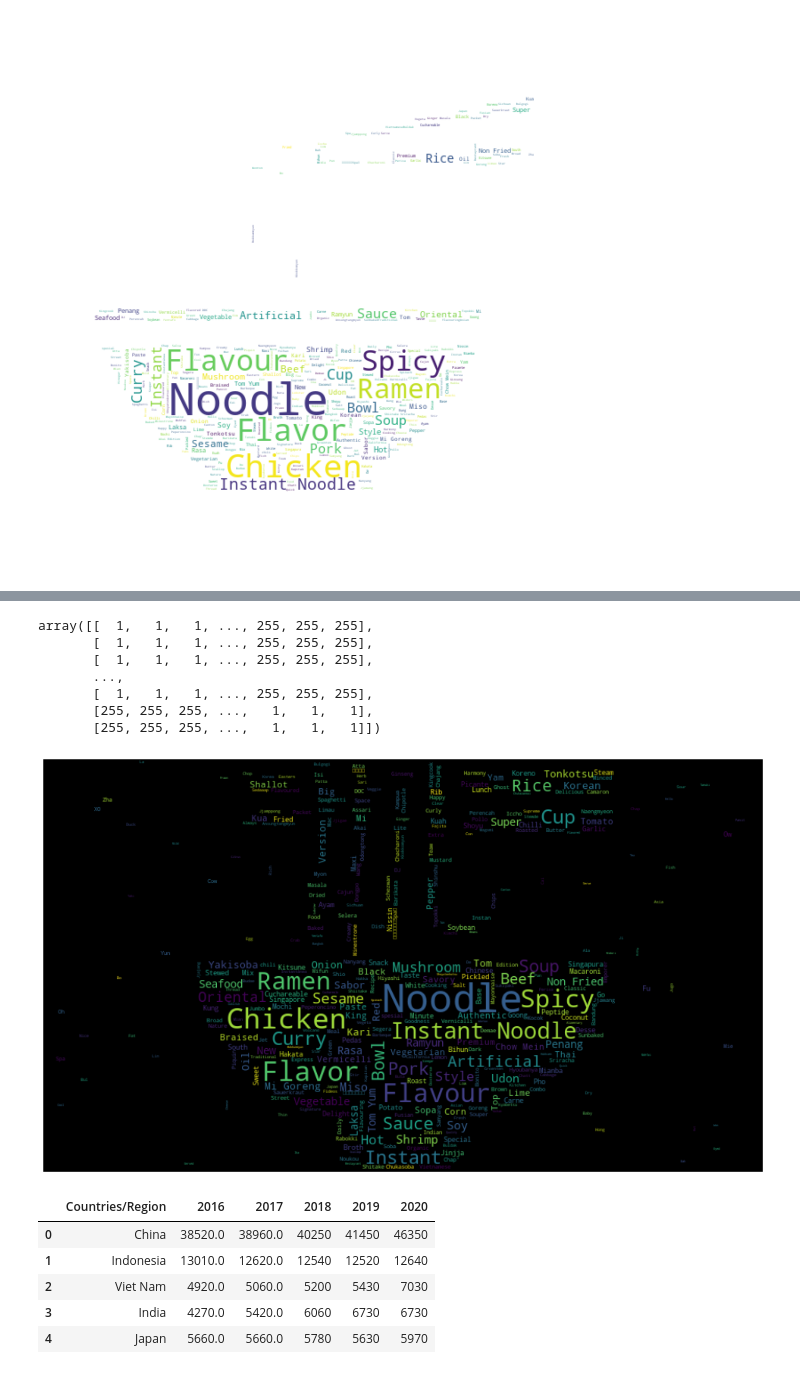
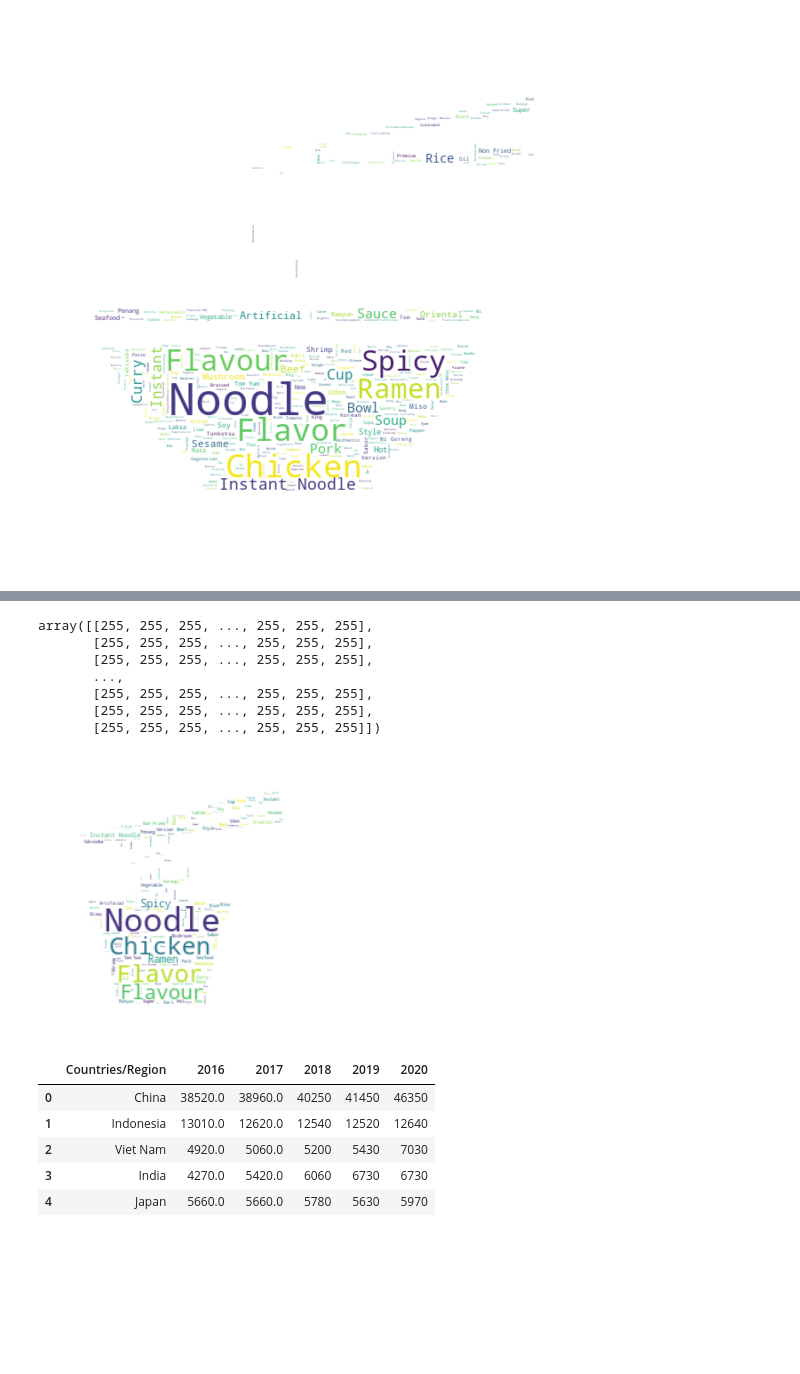
Before and after one commit to Orchhna/data_project, a Jupyter notebook: popular_ramendata.ipynb, the cells around one changed output, grey strips where cells are left out. Drawn from its saved outputs; the diff is of its cells as text; code cells hidden in the pictures; blank space fills up the shorter version.

Commit message:
word cloud

```diff
--- a/popular_ramendata.ipynb
+++ b/popular_ramendata.ipynb
@@ -148,7 +148,7 @@ plt.show()
 # %% [output]
 [figure]
 # %%
-noodle_mask = np.array(Image.open("13-136606_food-bowl-noodle-chopstick-comments-clipart-png-download.png"))
+noodle_mask = np.array(Image.open("images (1).png"))
 
 noodle_mask
 # %% [output]
@@ -183,26 +173,26 @@ for i in range(len(noodle_mask)):
 # %%
 transformed_noodle_mask
 # %% [output]
-array([[  1,   1,   1, ..., 255, 255, 255],
-       [  1,   1,   1, ..., 255, 255, 255],
-       [  1,   1,   1, ..., 255, 255, 255],
+array([[255, 255, 255, ..., 255, 255, 255],
+       [255, 255, 255, ..., 255, 255, 255],
+       [255, 255, 255, ..., 255, 255, 255],
        ...,
-       [  1,   1,   1, ..., 255, 255, 255],
-       [255, 255, 255, ...,   1,   1,   1],
-       [255, 255, 255, ...,   1,   1,   1]])
+       [255, 255, 255, ..., 255, 255, 255],
+       [255, 255, 255, ..., 255, 255, 255],
+       [255, 255, 255, ..., 255, 255, 255]])
 # %%
-wc = WordCloud(background_color="black", max_words=1000, min_font_size= 2, max_font_size=50, mask=transformed_noodle_mask, contour_color="red")
+wc = WordCloud(background_color="white", max_words=1000, min_font_size= 0.5, max_font_size=50, mask=transformed_noodle_mask, contour_color="red")
 
 wc.generate(texts)
 
-wc.to_file("ramencoloured.jpg")
+wc.to_file("images (1).png")
 
-plt.figure(figsize=[20,10])
+plt.figure(figsize=[5,5])
 plt.imshow(wc, interpolation= "bilinear")
 plt.axis("off")
 plt.show()
 # %% [output]
-[figure, old version]
+[figure, new version]
 # %%
 # Dataset 2 (Ramen Demands)
 # 56 list of countries and their demands for ramen -> digits are in millions
```
Also changed, not shown: parts of 1 cell of this notebook, 5 other files.
